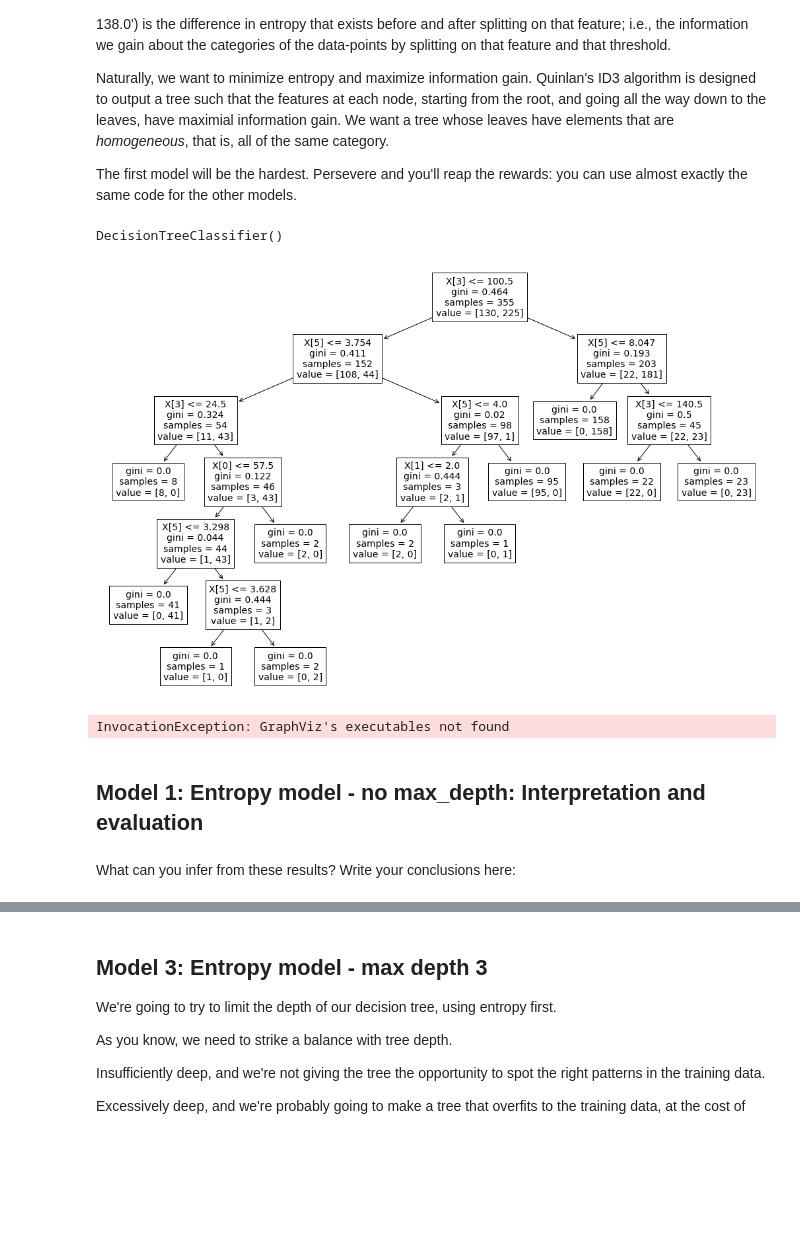
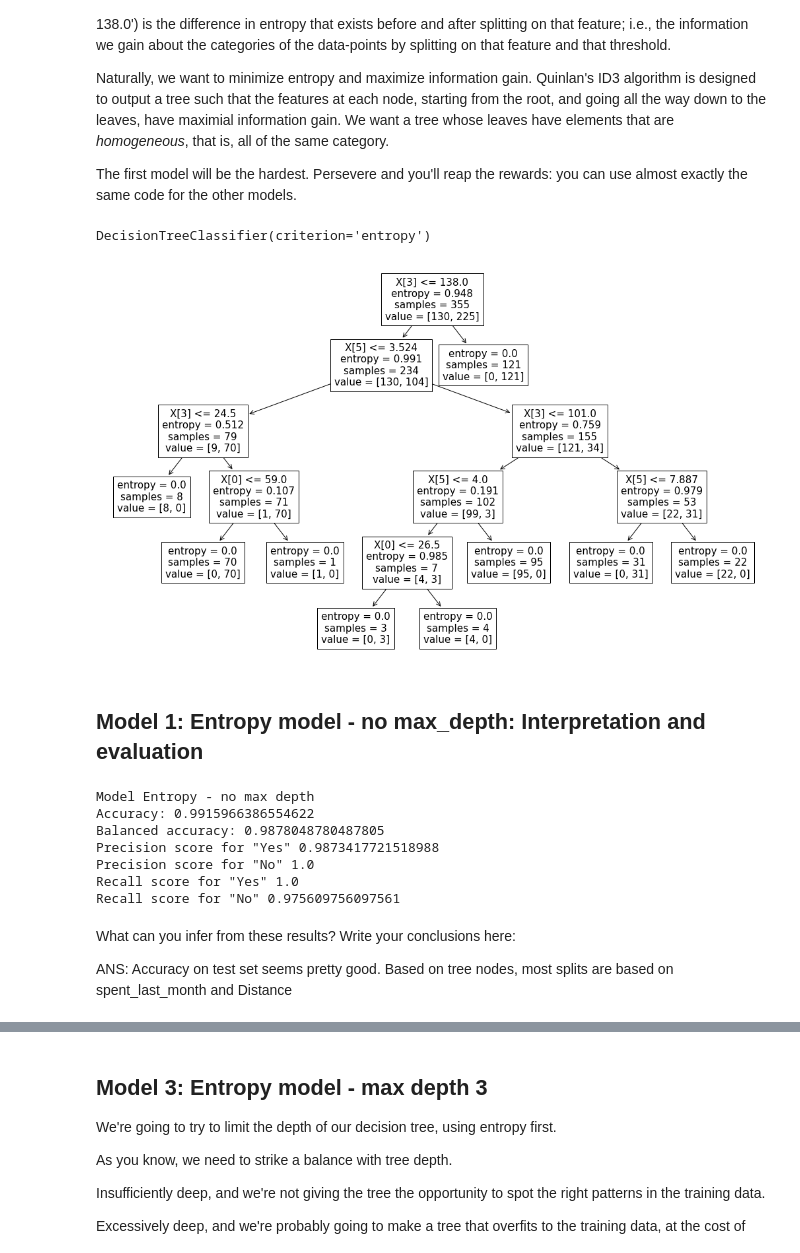
Before and after one commit to cabruck/DataScienceDecisionTree, a Jupyter notebook: Springboard Decision Tree Specialty Coffee Case Study - Tier 3.ipynb, the cells around one changed output, grey strips where cells are left out. Cells and saved outputs as stored; diff of their text form; code cells hidden in the pictures; blank space fills up the shorter version.

```diff
--- a/Springboard Decision Tree Specialty Coffee Case Study - Tier 3.ipynb
+++ b/Springboard Decision Tree Specialty Coffee Case Study - Tier 3.ipynb
@@ -400,7 +403,7 @@ Naturally, we want to minimize entropy and maximize information gain. Quinlan's
 The first model will be the hardest. Persevere and you'll reap the rewards: you can use almost exactly the same code for the other models.
 # %%
 # Declare a variable called entr_model and use tree.DecisionTreeClassifier.
-entr_model = tree.DecisionTreeClassifier()
+entr_model = tree.DecisionTreeClassifier(criterion='entropy')
 
 # Call fit() on entr_model
 entr_model.fit(X_train,y_train)
@@ -414,29 +417,27 @@ y_pred = pd.Series(y_pred)
 # Check out entr_model
 entr_model
 # %% [output]
-DecisionTreeClassifier()
+DecisionTreeClassifier(criterion='entropy')
 # %%
 # Now we want to visualize the tree
-plt.figure(figsize=[18,12])
+plt.figure(figsize=[18,11])
 tree.plot_tree(entr_model);
 # %% [output]
-[figure, old version]
+[figure, new version]
 # %%
 #CB: this section was too vague, so I dipped into Tier 1 notebook for this cell. Still no joy...
 
-# Now we want to visualize the tree
-dot_data = StringIO()
-
-# We can do so with export_graphviz
-tree.export_graphviz(entr_model, out_file=dot_data,
-                filled=True, rounded=True,
-                special_characters=True, feature_names=X_train.columns,class_names = ["NO", "YES"])
-
-# Alternatively for class_names use entr_model.classes_
-graph = pydotplus.graph_from_dot_data(dot_data.getvalue())
-Image(graph.create_png())
+## Now we want to visualize the tree
+#dot_data = StringIO()
+#
+## We can do so with export_graphviz
+#tree.export_graphviz(entr_model, out_file=dot_data,
+#                filled=True, rounded=True,
+#                special_characters=True, feature_names=X_train.columns,class_names = ["NO", "YES"])
+#
+## Alternatively for class_names use entr_model.classes_
+#graph = pydotplus.graph_from_dot_data(dot_data.getvalue())
+#Image(graph.create_png())
-# %% [output]
-InvocationException: GraphViz's executables not found
 # %% [markdown]
 ## Model 1: Entropy model - no max_depth: Interpretation and evaluation
 # %%
@@ -444,7 +445,15 @@ InvocationException: GraphViz's executables not found
 print("Model Entropy - no max depth")
 print("Accuracy:", metrics.accuracy_score(y_test,y_pred))
 print("Balanced accuracy:", metrics.balanced_accuracy_score(y_test,y_pred))
-print('Precision score for "Yes"' , metrics.precision_score(y_test,y_pred, pos_label = "YES"))
-print('Precision score for "No"' , metrics.precision_score(y_test,y_pred, pos_label = "NO"))
-print('Recall score for "Yes"' , metrics.recall_score(y_test,y_pred, pos_label = "YES"))
-print('Recall score for "No"' , metrics.recall_score(y_test,y_pred, pos_label = "NO"))
+print('Precision score for "Yes"' , metrics.precision_score(y_test,y_pred, pos_label = "Yes"))
+print('Precision score for "No"' , metrics.precision_score(y_test,y_pred, pos_label = "No"))
+print('Recall score for "Yes"' , metrics.recall_score(y_test,y_pred, pos_label = "Yes"))
+print('Recall score for "No"' , metrics.recall_score(y_test,y_pred, pos_label = "No"))
+# %% [output]
+Model Entropy - no max depth
+Accuracy: 0.9915966386554622
+Balanced accuracy: 0.9878048780487805
+Precision score for "Yes" 0.9873417721518988
+Precision score for "No" 1.0
+Recall score for "Yes" 1.0
+Recall score for "No" 0.975609756097561
@@ -451,5 +464,7 @@ print('Recall score for "No"' , metrics.recall_score(y_test,y_pred, pos_label =
 # %% [markdown]
 What can you infer from these results? Write your conclusions here:
+
+ANS: Accuracy on test set seems pretty good. Based on tree nodes, most splits are based on spent_last_month and Distance
 # %% [markdown]
 ## Model 2: Gini impurity model - no max_depth
 
```
Also changed, not shown: parts of 28 cells of this notebook.
